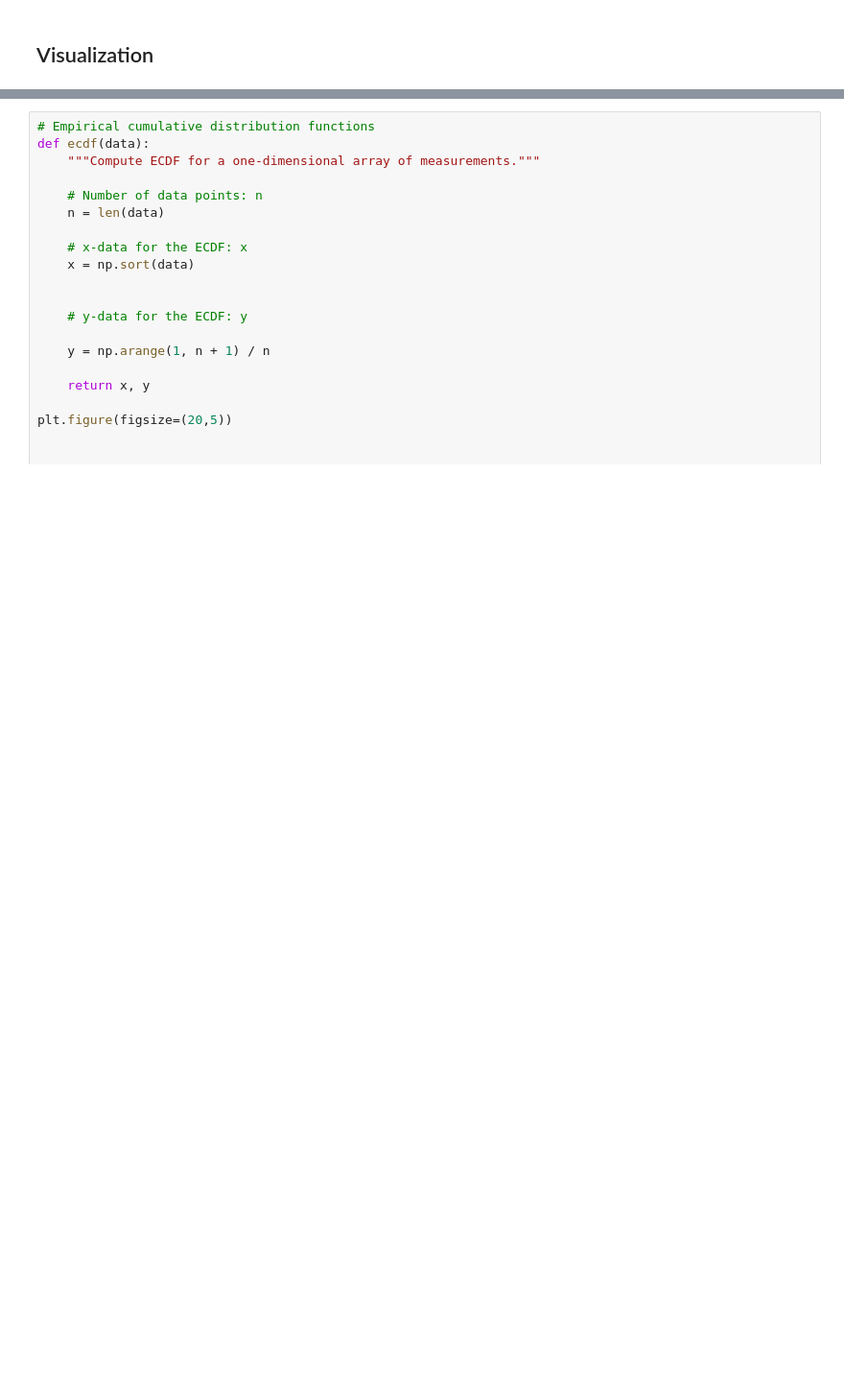
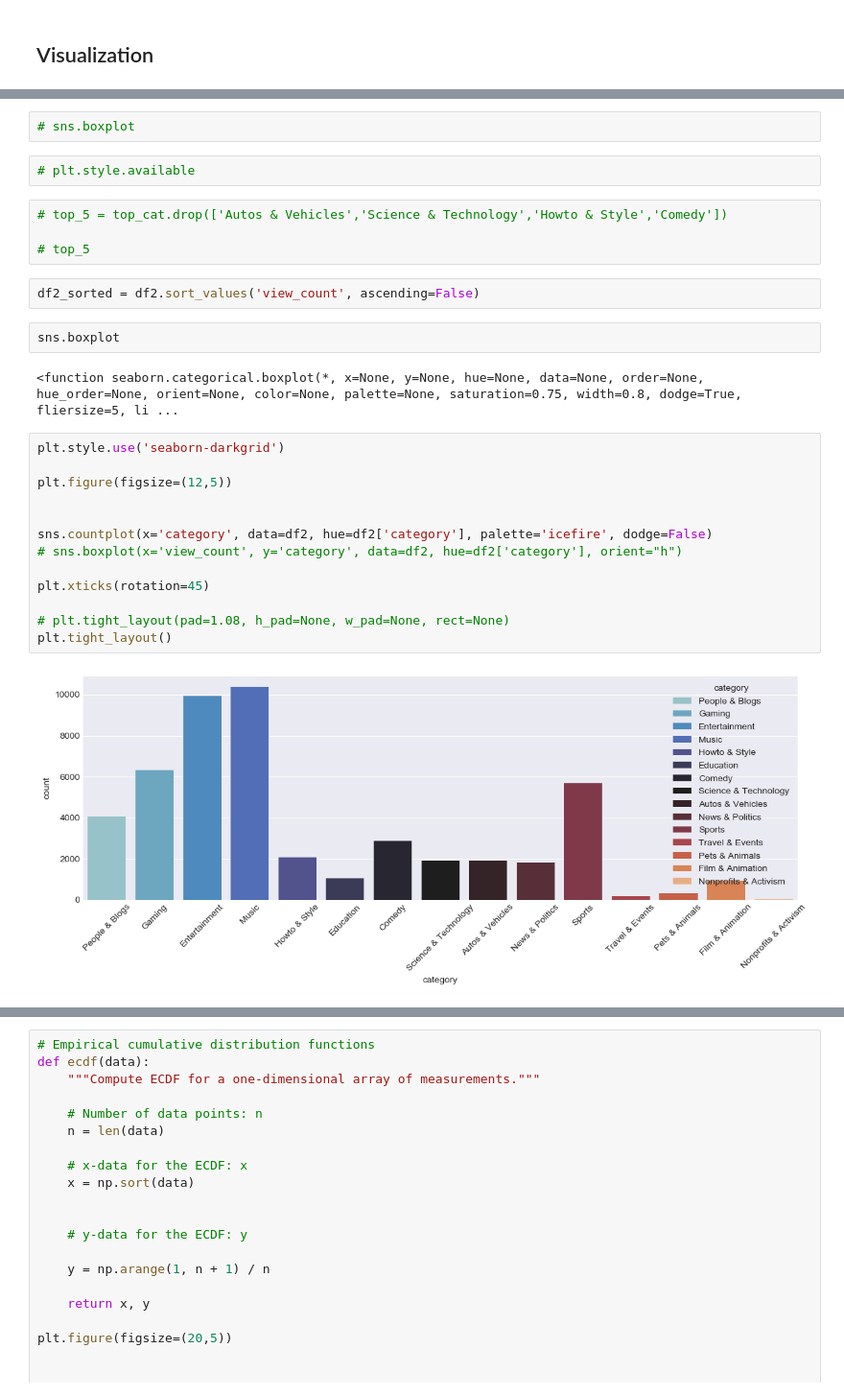
Before and after one commit to manny-p/youtube-trending-data, a Jupyter notebook: src/eda.ipynb, the cells around one changed output, grey strips where cells are left out. Shown at 96% size. Drawn from its saved outputs; the diff is of its cells as text; blank space fills up the shorter version.

```diff
--- a/src/eda.ipynb
+++ b/src/eda.ipynb
@@ -404,0 +443,29 @@ df2.sort_values('view_count', ascending=False)
+# %%
+# sns.boxplot
+# %%
+# plt.style.available
+# %%
+# top_5 = top_cat.drop(['Autos & Vehicles','Science & Technology','Howto & Style','Comedy'])
+
+# top_5
+# %%
+df2_sorted = df2.sort_values('view_count', ascending=False)
+# %%
+sns.boxplot
+# %% [output]
+<function seaborn.categorical.boxplot(*, x=None, y=None, hue=None, data=None, order=None, hue_order=None, orient=None, color=None, palette=None, saturation=0.75, width=0.8, dodge=True, fliersize=5, li ...
+# %%
+plt.style.use('seaborn-darkgrid')
+
+plt.figure(figsize=(12,5))
+
+
+sns.countplot(x='category', data=df2, hue=df2['category'], palette='icefire', dodge=False)
+# sns.boxplot(x='view_count', y='category', data=df2, hue=df2['category'], orient="h")
+
+plt.xticks(rotation=45)
+
+# plt.tight_layout(pad=1.08, h_pad=None, w_pad=None, rect=None)
+plt.tight_layout()
+# %% [output]
+[figure, added]
```
Also changed, not shown: parts of 47 cells of this notebook.
